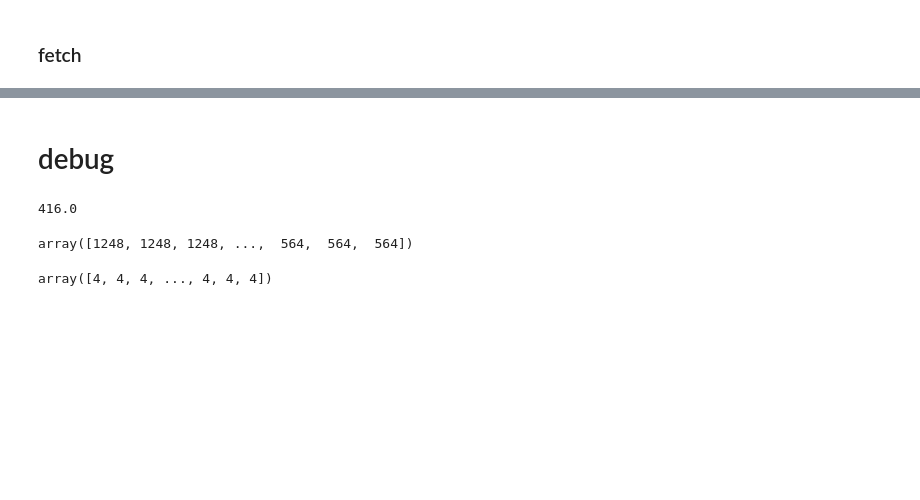
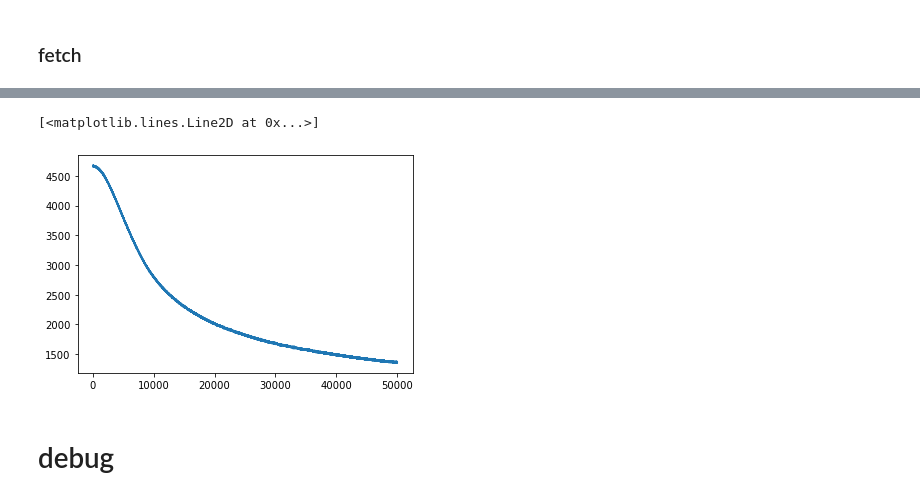
Before and after one commit to cc97nitu/FESA_SQL, a Jupyter notebook: DISPLAY/Fetch_BPM_acquisitionStamp.ipynb, the cells around one changed output, grey strips where cells are left out. Saved outputs shown, nothing was run; the diff lists cells and outputs as text; code cells hidden in the pictures; blank space fills up the shorter version.

```diff
--- a/DISPLAY/Fetch_BPM_acquisitionStamp.ipynb
+++ b/DISPLAY/Fetch_BPM_acquisitionStamp.ipynb
@@ -231,14 +250,7 @@ diff 256.0
+# %%
+plt.plot(np.diff(trajectory[4,2,:]))
+# %% [output]
+[<matplotlib.lines.Line2D at 0x...>]
+[figure, added]
 # %% [markdown]
 # debug
-# %%
-Trev / 12
-# %% [output]
-416.0
-# %%
-np.diff(t1)
-# %% [output]
-array([1248, 1248, 1248, ...,  564,  564,  564])
-# %%
-t2 - t1
-# %% [output]
-array([4, 4, 4, ..., 4, 4, 4])
```
Also changed, not shown: parts of 26 cells of this notebook, 5 other files.
